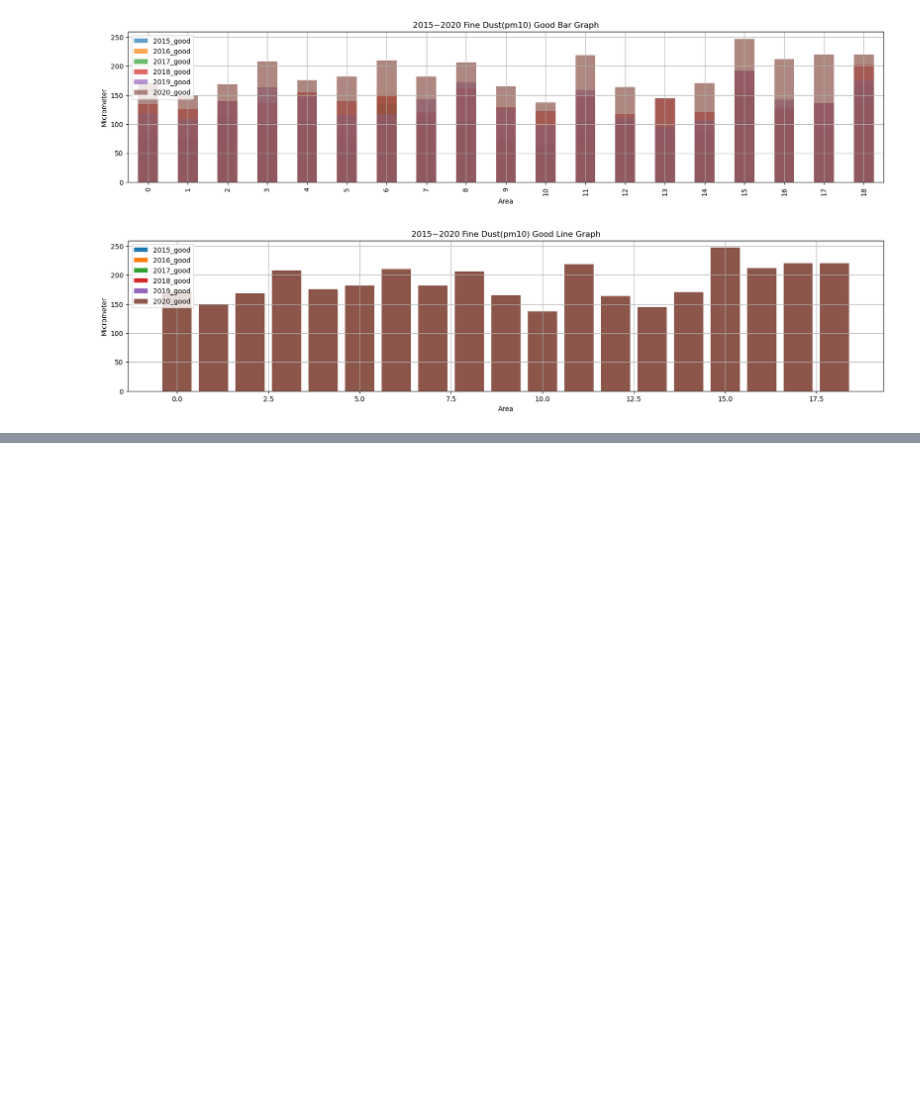
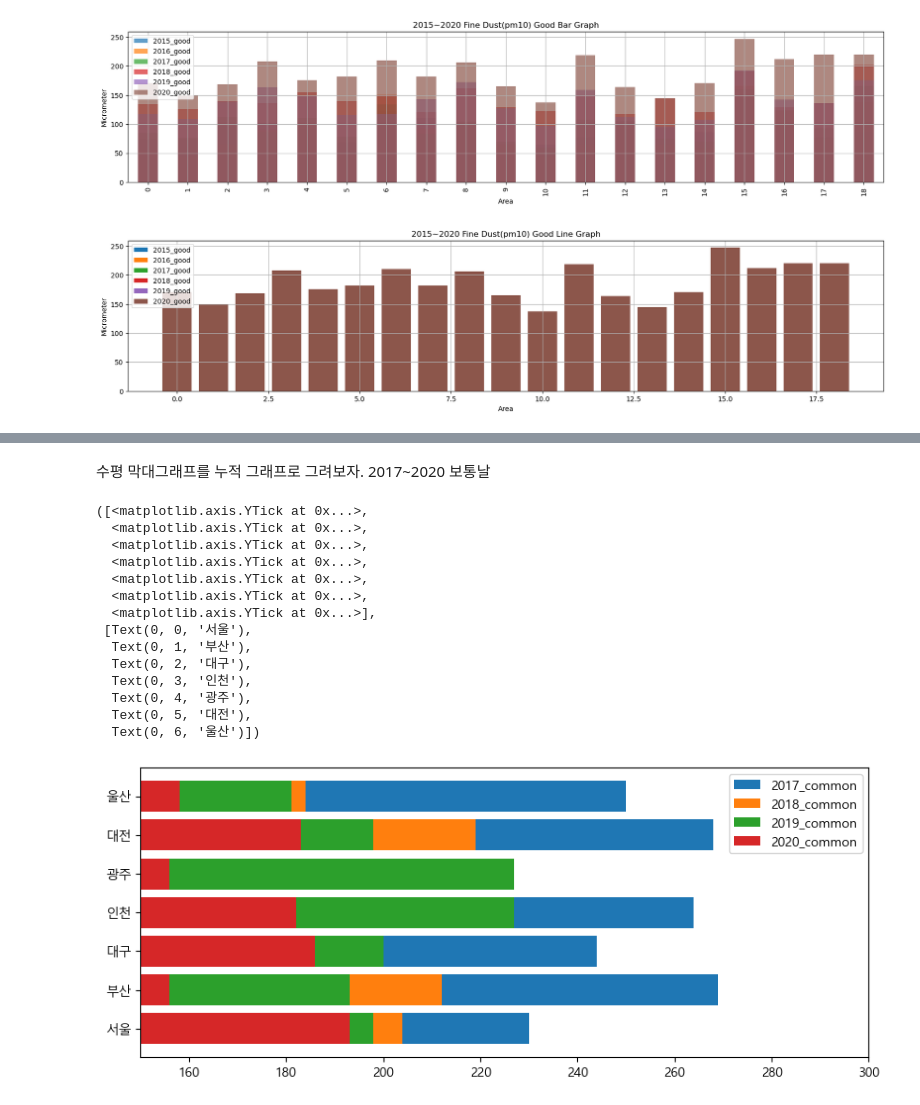
Before and after one commit to hoshibaby/Data_an, a Jupyter notebook: matplotlib.ipynb, the cells around one changed output, grey strips where cells are left out. Cells and saved outputs as stored; diff of their text form; code cells hidden in the pictures; blank space fills up the shorter version.

```diff
--- a/matplotlib.ipynb
+++ b/matplotlib.ipynb
@@ -161,0 +230,30 @@ plt.show()
+# %% [markdown]
+수평 막대그래프를 누적 그래프로 그려보자. 2017~2020 보통날
+# %%
+plt.figure(figsize = (10,4))
+
+index = np.arange(7)
+data2 = data1.loc['Seoul':'Ulsan', '2017_common':'2020_common']
+for year in range(2017, 2021):
+  year = str(year)+'_common' #숫자랑 문자랑 결합하면 에러나서 str 붙혀서 문자열 만들고 합쳐
+  chartdata = data2[year] # data2에서 year 가지고 오는 거
+  plt.barh(index, chartdata, label=year)
+plt.legend()
+plt.xlim(150, 300)
+plt.yticks(index, ['서울', '부산', '대구', '인천', '광주', '대전', '울산'])
+# %% [output]
+([<matplotlib.axis.YTick at 0x...>,
+  <matplotlib.axis.YTick at 0x...>,
+  <matplotlib.axis.YTick at 0x...>,
+  <matplotlib.axis.YTick at 0x...>,
+  <matplotlib.axis.YTick at 0x...>,
+  <matplotlib.axis.YTick at 0x...>,
+  <matplotlib.axis.YTick at 0x...>],
+ [Text(0, 0, '서울'),
+  Text(0, 1, '부산'),
+  Text(0, 2, '대구'),
+  Text(0, 3, '인천'),
+  Text(0, 4, '광주'),
+  Text(0, 5, '대전'),
+  Text(0, 6, '울산')])
+[figure, added]
```
Also changed, not shown: parts of 23 cells of this notebook, 5 other files.
